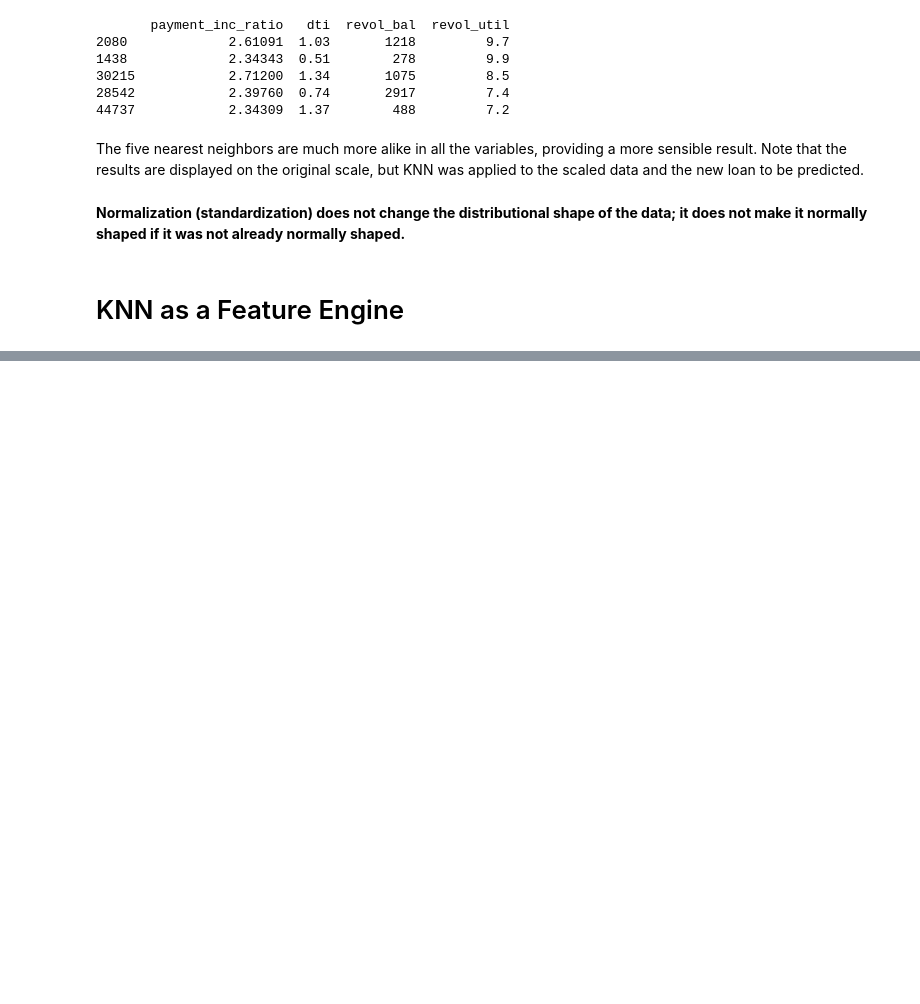
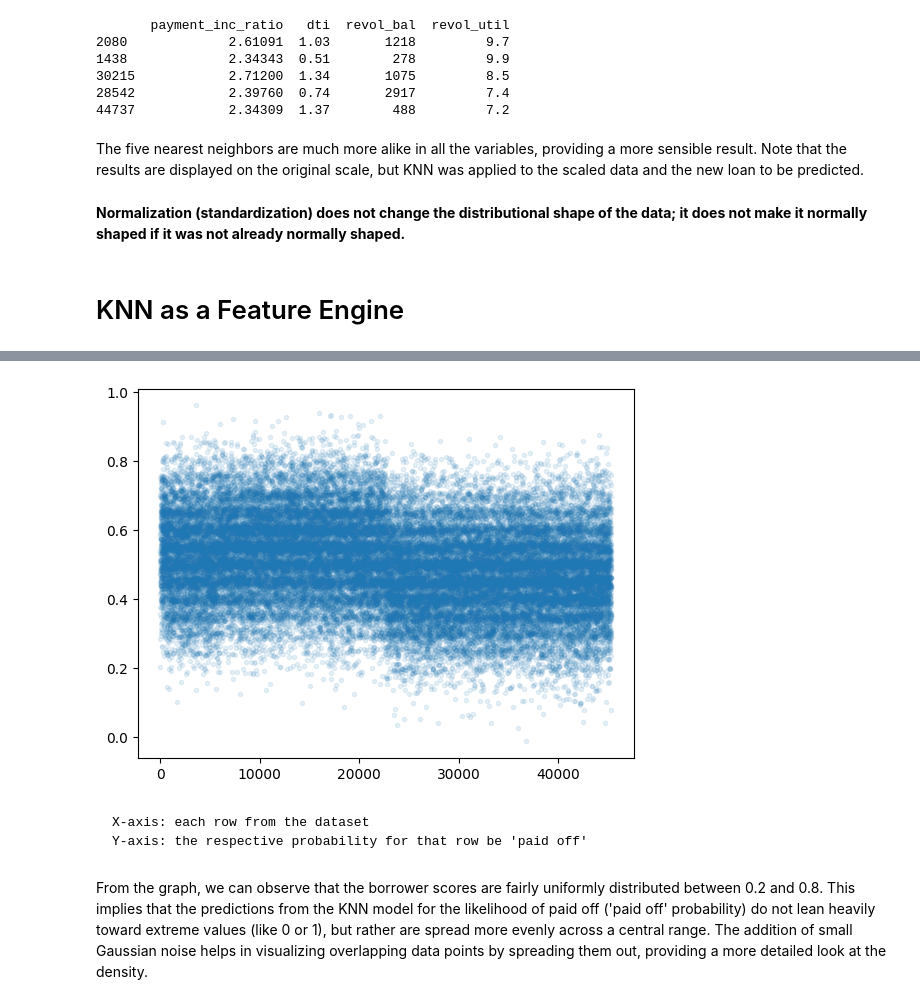
Before and after one commit to LeonardoSMSoares/Data-Analysis-Quick-Reference, a Jupyter notebook: Practical Statistics for Data Scientists/PSDS 07 - Statistical Machine Learning.ipynb, the cells around one changed output, grey strips where cells are left out. Cells and saved outputs as stored; diff of their text form; code cells hidden in the pictures; blank space fills up the shorter version.

```diff
--- a/Practical Statistics for Data Scientists/PSDS 07 - Statistical Machine Learning.ipynb
+++ b/Practical Statistics for Data Scientists/PSDS 07 - Statistical Machine Learning.ipynb
@@ -229,0 +232,12 @@ already normally shaped.**
+# %%
+# Data Set
+
+url2 = ('https://raw.githubusercontent.com/arvindbetrabet/Practical_Statistics_for_Data_Scientists/refs/heads/master/data/loan_data.csv')
+loan_data = pd.read_csv(url2)
+
+loan_data = loan_data.drop(columns=['Unnamed: 0', 'status'])  # Drop unnecessary columns ('Unnamed: 0' and 'status')
+
+# Convert 'outcome' column to a categorical variable with ordered categories ('paid off' < 'default')
+loan_data['outcome'] = pd.Categorical(loan_data['outcome'],
+                                      categories=['paid off', 'default'],
+                                      ordered=True)
@@ -229,0 +248,13 @@ already normally shaped.**
+# %%
+predictors = ['dti', 'revol_bal', 'revol_util', 'open_acc', 'delinq_2yrs_zero', 'pub_rec_zero']  # Features used for prediction
+outcome = 'outcome'                                                                              # Define the target variable ('paid off' or 'default')
+
+X = loan_data[predictors]  # Extract feature values from the dataset for training the model
+y = loan_data[outcome]     # Extract outcome variable from the dataset
+
+# Initialize and fit K-Nearest Neighbors (KNN) model
+knn = KNeighborsClassifier(n_neighbors=20)  # Instantiate the KNN model with 20 nearest neighbors
+knn.fit(X, y)                               # Fit the KNN model to the feature data (X) and labels (y)
+
+# Predict the probability of the 'paid off' outcome for each row in the dataset
+knn.predict_proba(X)[:, 0]  # Get the probability of 'paid off' for each observation (first column represents 'paid off')
@@ -229,0 +279,13 @@ already normally shaped.**
+# %%
+# Create a scatter plot of borrower scores with some added noise for better visibility
+plt.scatter(range(len(X)),                                                       # X-axis represents the index of each observation
+            [bs + random.gauss(0, 0.015) for bs in knn.predict_proba(X)[:, 0]],  # Y-axis represents borrower scores with small random noise added
+            alpha=0.1,                                                           # Set the transparency of the points to 10%
+            marker='.');                                                         # Use '.' marker to plot each point
+# %% [output]
+[figure, added]
+# %% [markdown]
+    X-axis: each row from the dataset
+    Y-axis: the respective probability for that row be 'paid off'
+# %% [markdown]
+From the graph, we can observe that the borrower scores are fairly uniformly distributed between 0.2 and 0.8. This implies that the predictions from the KNN model for the likelihood of paid off ('paid off' probability) do not lean heavily toward extreme values (like 0 or 1), but rather are spread more evenly across a central range. The addition of small Gaussian noise helps in visualizing overlapping data points by spreading them out, providing a more detailed look at the density.
```
Also changed, not shown: parts of 58 cells of this notebook.
